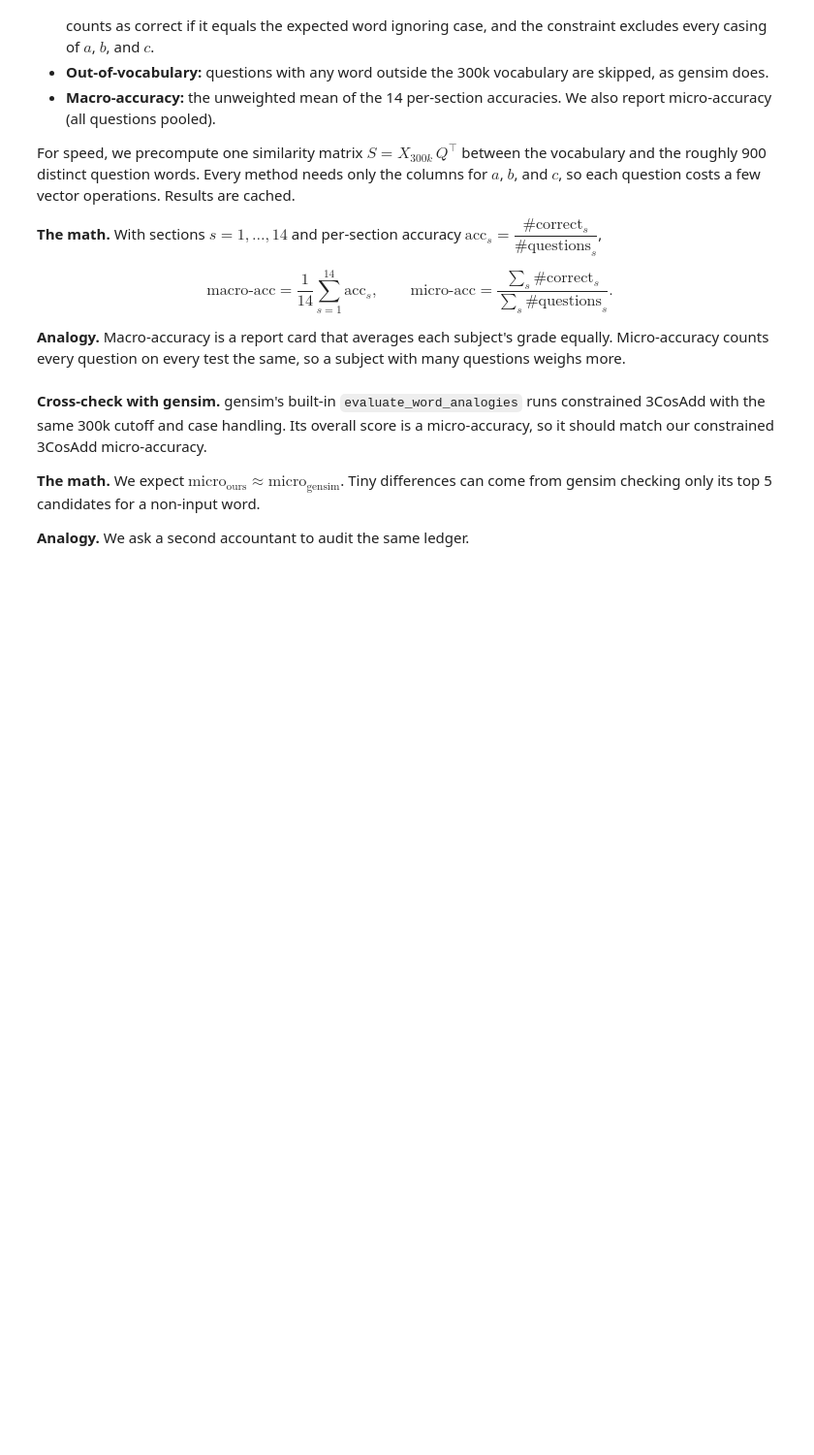
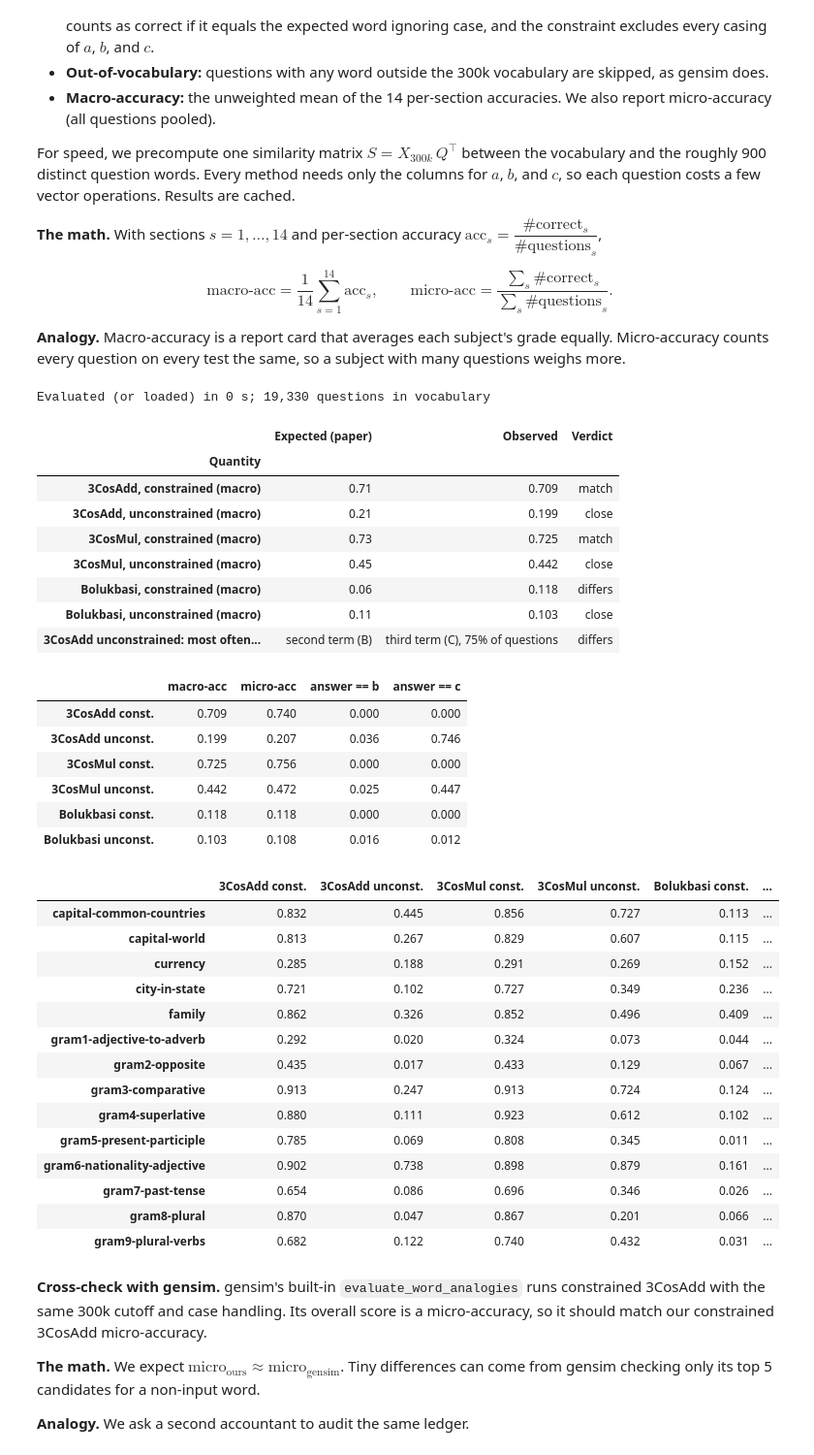
Before and after one commit to jamelski1/ethical-ai-reproducibility-study, a Jupyter notebook: embedding_bias_reproduction.ipynb, the cells around one changed output. Shown at 97% size. Drawn from its saved outputs; the diff is of its cells as text; code cells hidden in the pictures; blank space fills up the shorter version.

```diff
--- a/embedding_bias_reproduction.ipynb
+++ b/embedding_bias_reproduction.ipynb
@@ -1098,33 +1378,69 @@ def evaluate_mikolov(n_vocab=300000):
             per_section = correct / np.maximum(total, 1)
             results[(method, allow)] = {
                 "macro": float(per_section[total > 0].mean()), "micro": float(correct.sum() / total.sum()),
                 "per_section": per_section, "n": int(total.sum()), "returned_input": returned,
             }
     return results
 
 
 t0 = time.time()
 mikolov = cached("mikolov_eval_300k", evaluate_mikolov)
 print(f"Evaluated (or loaded) in {time.time() - t0:.0f} s; {mikolov[('3CosAdd', False)]['n']:,} questions in vocabulary")
 
 paper_macro = {("3CosAdd", False): 0.71, ("3CosAdd", True): 0.21, ("3CosMul", False): 0.73,
                ("3CosMul", True): 0.45, ("Bolukbasi", False): 0.06, ("Bolukbasi", True): 0.11}
 rows = []
 for (method, allow), expected in paper_macro.items():
     observed = mikolov[(method, allow)]["macro"]
     rows.append((f"{method}, {'unconstrained' if allow else 'constrained'} (macro)", expected,
                  round(observed, 3), verdict(observed, expected, decimals=2, tol=0.02)))
+rows.append(("3CosAdd unconstrained: most often returned input", "second term (B)",
+             f"third term (C), {mikolov[('3CosAdd', True)]['returned_input']['c'] / mikolov[('3CosAdd', True)]['n']:.0%} of questions",
+             "differs"))
 display(compare(rows))
 
 summary = pd.DataFrame({
     f"{m} {'unconst.' if allow else 'const.'}": {
         "macro-acc": r["macro"], "micro-acc": r["micro"],
         "answer == b": r["returned_input"]["b"] / r["n"], "answer == c": r["returned_input"]["c"] / r["n"],
     } for (m, allow), r in mikolov.items()}).T.round(3)
 display(summary)
 per_section = pd.DataFrame({f"{m} {'unconst.' if allow else 'const.'}": r["per_section"]
                             for (m, allow), r in mikolov.items()}, index=sections).round(3)
 display(per_section)
+# %% [output]
+Evaluated (or loaded) in 0 s; 19,330 questions in vocabulary
+|  | Expected (paper) | Observed | Verdict |
+| Quantity |  |  |  |
+| 3CosAdd, constrained (macro) | 0.71 | 0.709 | match |
+| 3CosAdd, unconstrained (macro) | 0.21 | 0.199 | close |
+| 3CosMul, constrained (macro) | 0.73 | 0.725 | match |
+| 3CosMul, unconstrained (macro) | 0.45 | 0.442 | close |
+| Bolukbasi, constrained (macro) | 0.06 | 0.118 | differs |
+| Bolukbasi, unconstrained (macro) | 0.11 | 0.103 | close |
+| 3CosAdd unconstrained: most often... | second term (B) | third term (C), 75% of questions | differs |
+|  | macro-acc | micro-acc | answer == b | answer == c |
+| 3CosAdd const. | 0.709 | 0.740 | 0.000 | 0.000 |
+| 3CosAdd unconst. | 0.199 | 0.207 | 0.036 | 0.746 |
+| 3CosMul const. | 0.725 | 0.756 | 0.000 | 0.000 |
+| 3CosMul unconst. | 0.442 | 0.472 | 0.025 | 0.447 |
+| Bolukbasi const. | 0.118 | 0.118 | 0.000 | 0.000 |
+| Bolukbasi unconst. | 0.103 | 0.108 | 0.016 | 0.012 |
+|  | 3CosAdd const. | 3CosAdd unconst. | 3CosMul const. | 3CosMul unconst. | Bolukbasi const. | ... |
+| capital-common-countries | 0.832 | 0.445 | 0.856 | 0.727 | 0.113 | ... |
+| capital-world | 0.813 | 0.267 | 0.829 | 0.607 | 0.115 | ... |
+| currency | 0.285 | 0.188 | 0.291 | 0.269 | 0.152 | ... |
+| city-in-state | 0.721 | 0.102 | 0.727 | 0.349 | 0.236 | ... |
+| family | 0.862 | 0.326 | 0.852 | 0.496 | 0.409 | ... |
+| gram1-adjective-to-adverb | 0.292 | 0.020 | 0.324 | 0.073 | 0.044 | ... |
+| gram2-opposite | 0.435 | 0.017 | 0.433 | 0.129 | 0.067 | ... |
+| gram3-comparative | 0.913 | 0.247 | 0.913 | 0.724 | 0.124 | ... |
+| gram4-superlative | 0.880 | 0.111 | 0.923 | 0.612 | 0.102 | ... |
+| gram5-present-participle | 0.785 | 0.069 | 0.808 | 0.345 | 0.011 | ... |
+| gram6-nationality-adjective | 0.902 | 0.738 | 0.898 | 0.879 | 0.161 | ... |
+| gram7-past-tense | 0.654 | 0.086 | 0.696 | 0.346 | 0.026 | ... |
+| gram8-plural | 0.870 | 0.047 | 0.867 | 0.201 | 0.066 | ... |
+| gram9-plural-verbs | 0.682 | 0.122 | 0.740 | 0.432 | 0.031 | ... |
 # %% [markdown]
 **Cross-check with gensim.** gensim's built-in `evaluate_word_analogies` runs constrained 3CosAdd with the same 300k cutoff and case handling. Its overall score is a micro-accuracy, so it should match our constrained 3CosAdd micro-accuracy.
 
```
Also changed, not shown: parts of 35 cells of this notebook.
